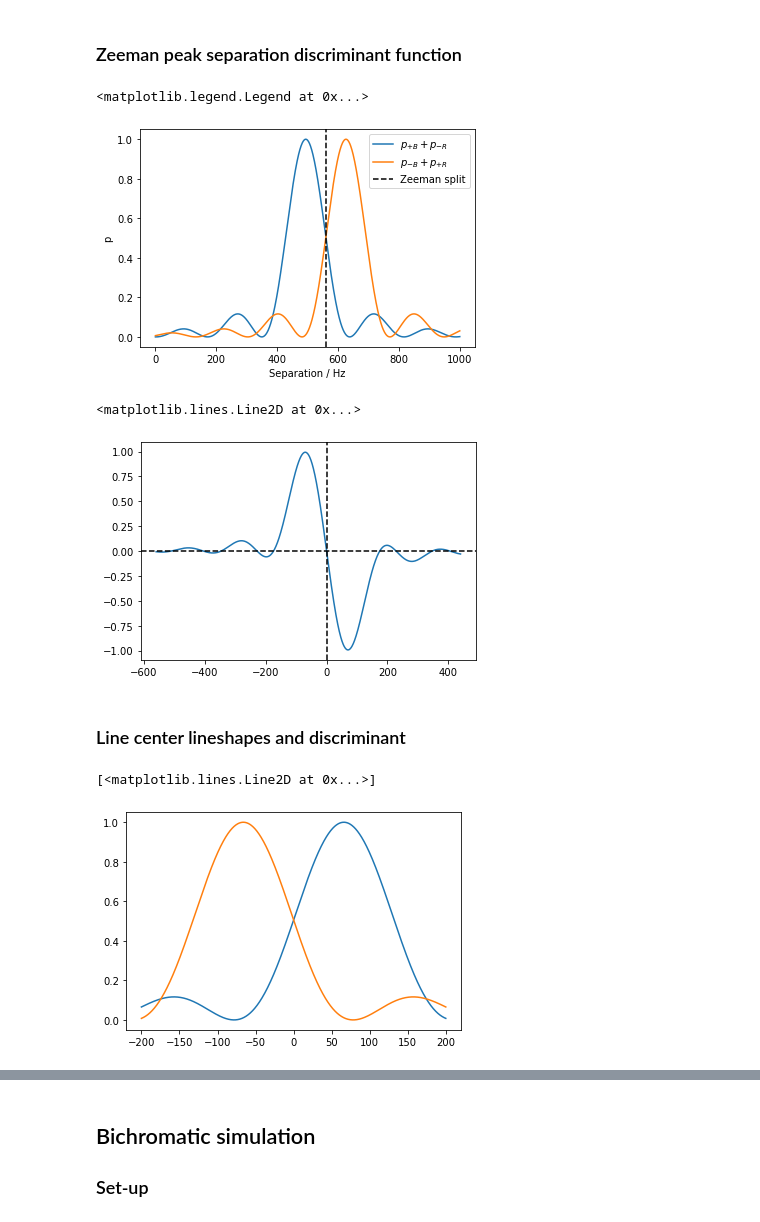
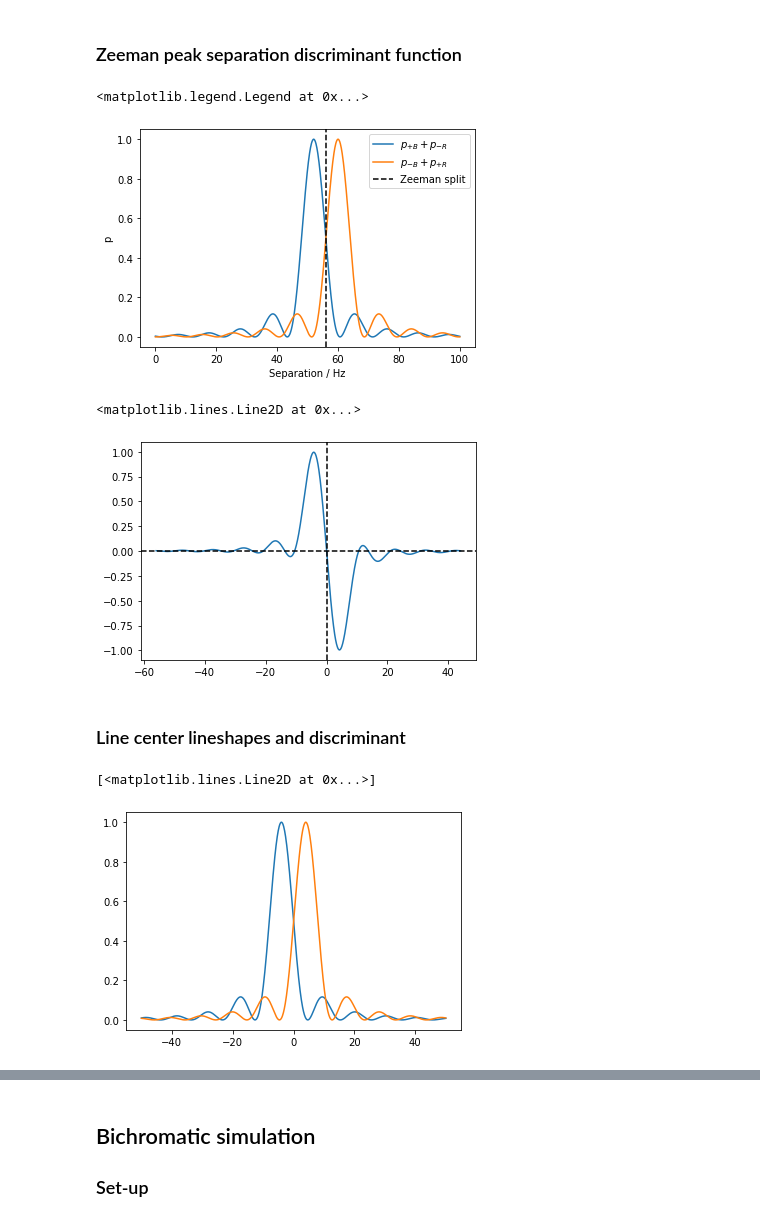
Before and after one commit to speug/srservosim, a Jupyter notebook: notebooks/bichromatic.ipynb, the cells around one changed output, grey strips where cells are left out. Drawn from its saved outputs; the diff is of its cells as text; code cells hidden in the pictures.

```diff
--- a/notebooks/bichromatic.ipynb
+++ b/notebooks/bichromatic.ipynb
@@ -192,8 +144,10 @@ array([-443.93393393, -444.94403494, -445.95413595, -446.96423696,
 # %% [markdown]
 ### Zeeman peak separation discriminant function
 # %%
-seps = np.linspace(0, 1000, 1000)
-tau_pi = 6e-3
+seps = np.linspace(0, 100, 1000)
+deltas = np.linspace(-100, 100, 1000)
+tau_pi = 100e-3
+B = 10.
 z_s = linear_zeeman(B)
 HWHM = FWHM(lineshape(deltas, tau_pi, center=linear_zeeman(B)), deltas)/2.
 pfb_pB = lineshape(HWHM+seps, tau_pi, center=z_s)
@@ -210,27 +164,27 @@ plt.ylabel('p')
 plt.legend()
 # %% [output]
 <matplotlib.legend.Legend at 0x...>
-[figure, old version]
+[figure, new version]
 # %%
 plt.plot(seps-z_s, p_sep1-p_sep2)
 plt.axvline(0., color='k', linestyle='--')
 plt.axhline(0., color='k', linestyle='--')
 # %% [output]
 <matplotlib.lines.Line2D at 0x...>
-[figure, old version]
+[figure, new version]
 # %% [markdown]
 ### Line center lineshapes and discriminant
 # %%
-delta = np.linspace(-200, 200, 1000)
+delta = np.linspace(-50, 50, 1000)
 z_s = linear_zeeman(B)
 pfb_pB = lineshape(z_s + HWHM + delta, tau_pi, center=z_s)
 pfb_mB = lineshape(-z_s + HWHM + delta, tau_pi, center=-z_s)
 pfb_pR = lineshape(z_s - HWHM + delta, tau_pi, center=z_s)
 pfb_mR = lineshape(-z_s - HWHM + delta, tau_pi, center=-z_s)
-pfb_1 = pfb_mR+pfb_pR
-pfb_2 = pfb_mB+pfb_pB
+pfb_1 = pfb_pB+pfb_mB
+pfb_2 = pfb_pR+pfb_mR
 plt.plot(delta,pfb_1)
 plt.plot(delta,pfb_2)
 # %% [output]
 [<matplotlib.lines.Line2D at 0x...>]
-[figure, old version]
+[figure, new version]
```
Also changed, not shown: parts of 15 cells of this notebook, 2 other files.
